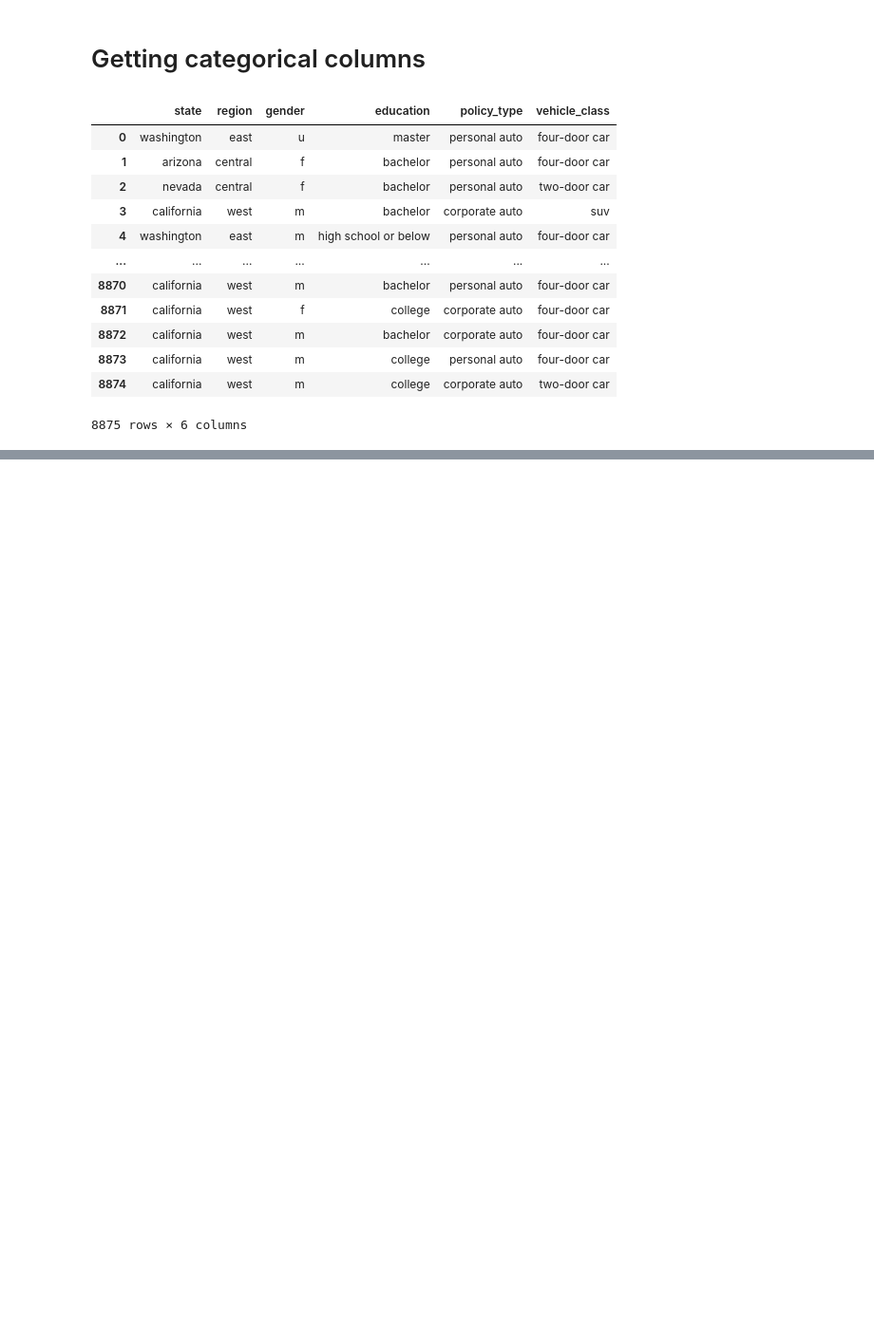
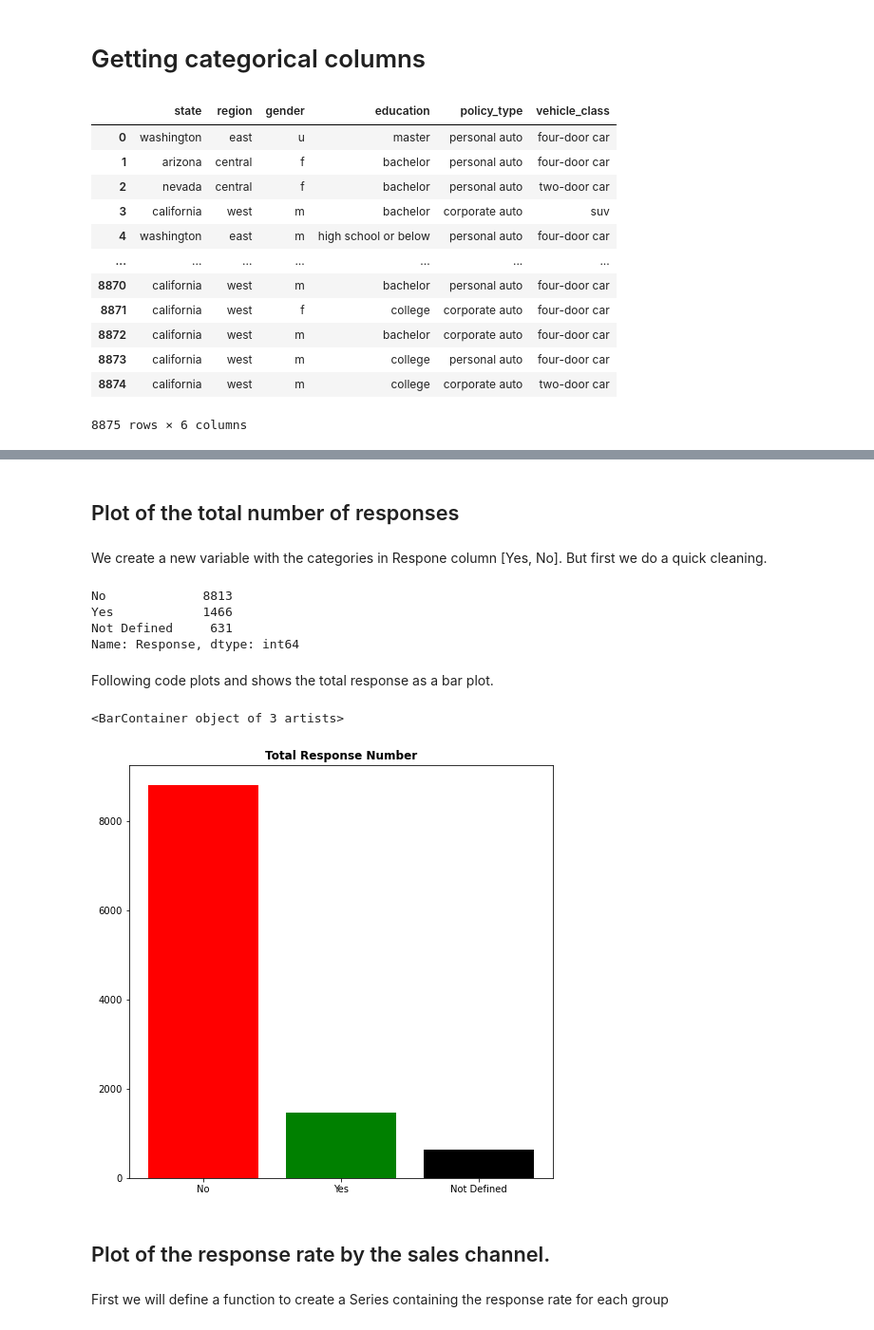
Before and after one commit to NHer0/IronEnrique, a Jupyter notebook: Customer_Analysis_Case_Study/Customer_Analysis_Case_Study.ipynb, the cells around one changed output, grey strips where cells are left out. Shown at 95% size. Cells and saved outputs as stored; diff of their text form; code cells hidden in the pictures; blank space fills up the shorter version.

```diff
--- a/Customer_Analysis_Case_Study/Customer_Analysis_Case_Study.ipynb
+++ b/Customer_Analysis_Case_Study/Customer_Analysis_Case_Study.ipynb
@@ -533,0 +563,3 @@ ca_df_standarized.select_dtypes("object")
+# %%
+ca_c_df = pd.read_csv("Data/Data_Marketing_Customer_Analysis_Round2.csv")
+ca_c_df = ca_c_df.drop('Unnamed: 0', axis=1)
@@ -533,0 +576,32 @@ ca_df_standarized.select_dtypes("object")
+# %% [markdown]
+## Plot of the total number of responses
+# %% [markdown]
+We create a new variable with the categories in Respone column [Yes, No]. But first we do a quick cleaning.
+# %%
+ca_c_df.Response = list(map(lambda x: "Not Defined" if x != x else x, ca_c_df.Response))
+# %%
+response = ca_c_df.Response.value_counts(dropna=False)
+response
+# %% [output]
+No             8813
+Yes            1466
+Not Defined     631
+Name: Response, dtype: int64
+# %% [markdown]
+Following code plots and shows the total response as a bar plot.
+# %%
+# create figure and axes
+fig1, ax1 = plt.subplots(figsize = (8,8))
+
+# set title
+ax1.set_title('Total Response Number', fontweight='bold')
+
+# plot the bar chart
+ax1.bar(response.index, response, color=('red','green', 'black'))
+# %% [output]
+<BarContainer object of 3 artists>
+[figure, added]
+# %% [markdown]
+## Plot of the response rate by the sales channel.
+# %% [markdown]
+First we will define a function to create a Series containing the response rate for each group
```
Also changed, not shown: parts of 39 cells of this notebook.
